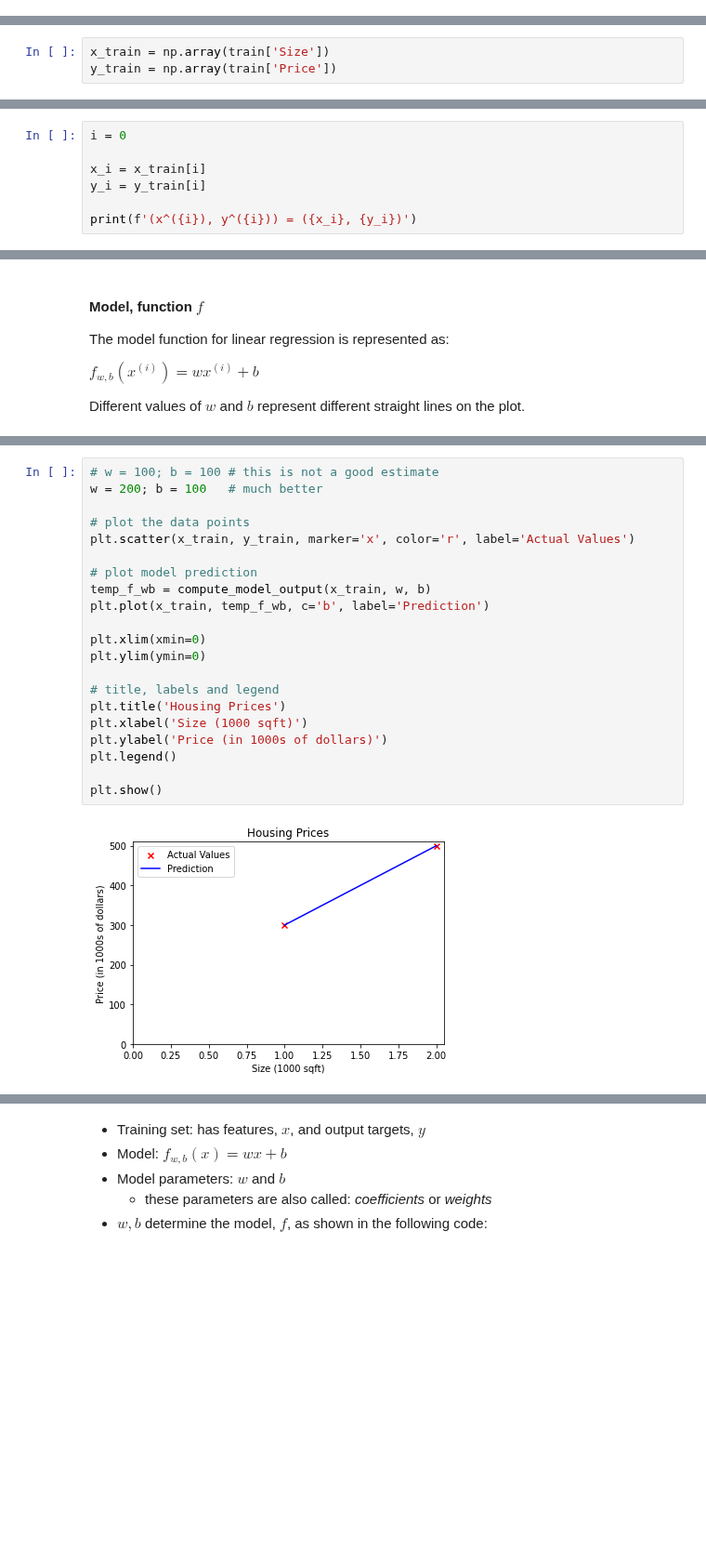
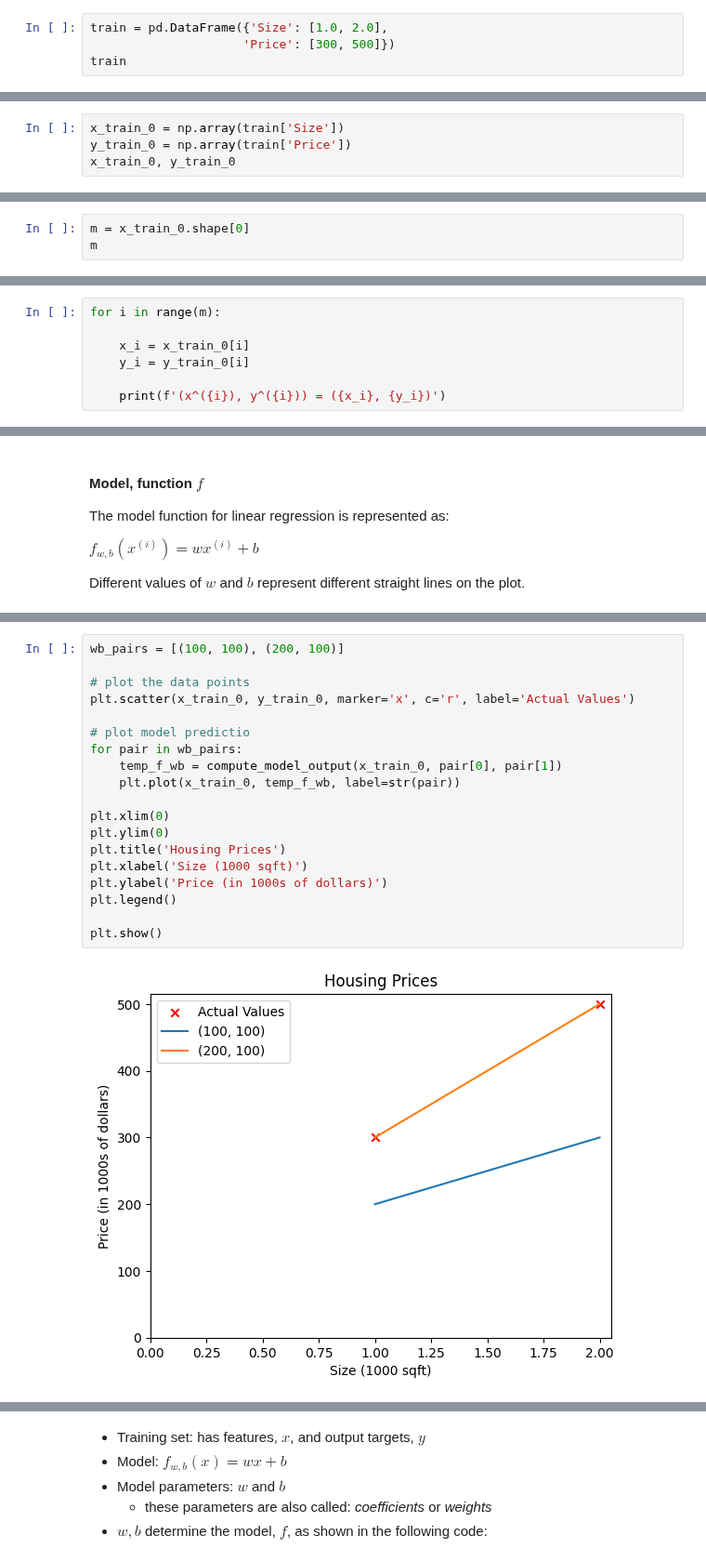
Before and after one commit to PaulToronto/Stanford-Andrew-Ng-Machine-Learning-Specialization, a Jupyter notebook: 1_1_Introduction_to_Machine_Learning.ipynb, the cells around one changed output, grey strips where cells are left out. Shown at 93% size. Drawn from its saved outputs; the diff is of its cells as text; blank space fills up the shorter version.

```diff
--- a/1_1_Introduction_to_Machine_Learning.ipynb
+++ b/1_1_Introduction_to_Machine_Learning.ipynb
@@ -339,0 +335,4 @@ train
+# %%
+train = pd.DataFrame({'Size': [1.0, 2.0],
+                     'Price': [300, 500]})
+train
@@ -340,3 +343,4 @@ train
 # %%
-x_train = np.array(train['Size'])
-y_train = np.array(train['Price'])
+x_train_0 = np.array(train['Size'])
+y_train_0 = np.array(train['Price'])
+x_train_0, y_train_0
@@ -364,0 +351,3 @@ The number of training examples is: 2
+# %%
+m = x_train_0.shape[0]
+m
@@ -367,11 +358,11 @@ The number of training examples is: 2
 
 - Python is zero-index, so the first training example has index, $0$.
 # %%
-i = 0
+for i in range(m):
 
-x_i = x_train[i]
-y_i = y_train[i]
+    x_i = x_train_0[i]
+    y_i = y_train_0[i]
 
-print(f'(x^({i}), y^({i})) = ({x_i}, {y_i})')
+    print(f'(x^({i}), y^({i})) = ({x_i}, {y_i})')
 # %% [output]
 (x^(0), y^(0)) = (1.0, 300)
@@ -412,26 +406,24 @@ def compute_model_output(x, w, b):
 
     return f_wb
 # %%
-# w = 100; b = 100 # this is not a good estimate
-w = 200; b = 100   # much better
+wb_pairs = [(100, 100), (200, 100)]
 
 # plot the data points
-plt.scatter(x_train, y_train, marker='x', color='r', label='Actual Values')
+plt.scatter(x_train_0, y_train_0, marker='x', c='r', label='Actual Values')
 
-# plot model prediction
-temp_f_wb = compute_model_output(x_train, w, b)
-plt.plot(x_train, temp_f_wb, c='b', label='Prediction')
+# plot model predictio
+for pair in wb_pairs:
+    temp_f_wb = compute_model_output(x_train_0, pair[0], pair[1])
+    plt.plot(x_train_0, temp_f_wb, label=str(pair))
 
-plt.xlim(xmin=0)
-plt.ylim(ymin=0)
-
-# title, labels and legend
+plt.xlim(0)
+plt.ylim(0)
 plt.title('Housing Prices')
 plt.xlabel('Size (1000 sqft)')
 plt.ylabel('Price (in 1000s of dollars)')
 plt.legend()
 
 plt.show()
 # %% [output]
-[figure, old version]
+[figure, new version]
 # %% [markdown]
```
Also changed, not shown: parts of 163 cells of this notebook.
